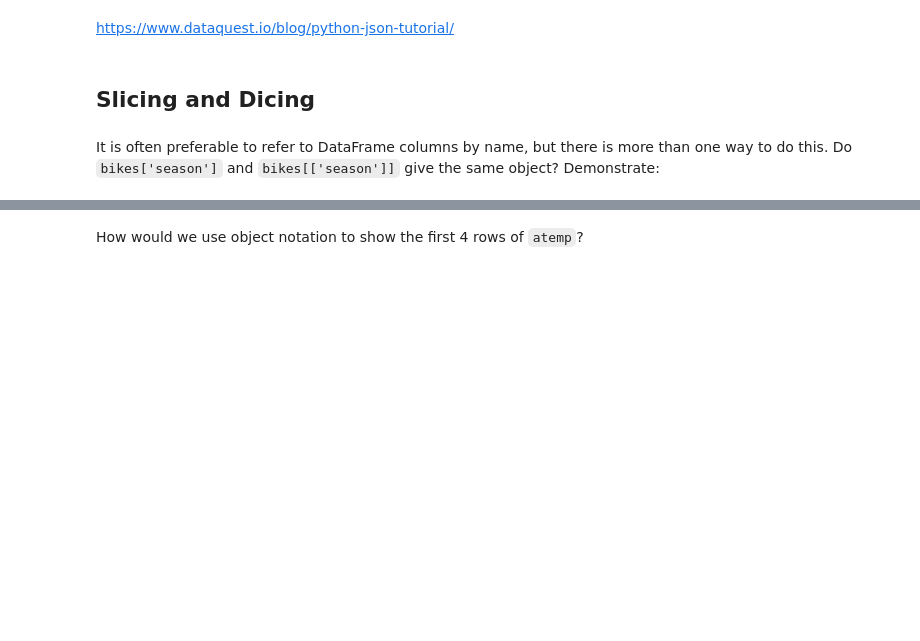
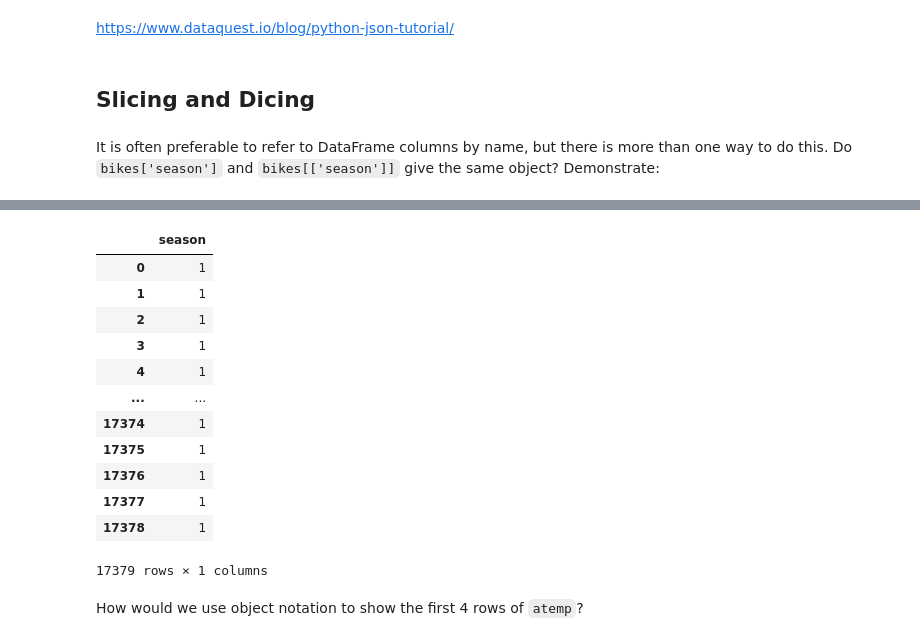
Before and after one commit to Jescolbourne/IOD, a Jupyter notebook: Module2/Lab2/IOD_Lab 2.1.1.ipynb, the cells around one changed output, grey strips where cells are left out. Drawn from its saved outputs; the diff is of its cells as text; code cells hidden in the pictures; blank space fills up the shorter version.

```diff
--- a/Module2/Lab2/IOD_Lab 2.1.1.ipynb
+++ b/Module2/Lab2/IOD_Lab 2.1.1.ipynb
@@ -180,0 +255,4 @@ Do `bikes['season']` and `bikes[['season']]` give the same object? Demonstrate:
+# %%
+#ANSWER
+bikes = pd.read_csv('bikeshare.csv - bikeshare.csv', header = 0)
+print(bikes)
@@ -181,3 +292,19 @@ Do `bikes['season']` and `bikes[['season']]` give the same object? Demonstrate:
+# %%
+bikes[['season']]
+# %% [output]
+|  | season |
+| 0 | 1 |
+| 1 | 1 |
+| 2 | 1 |
+| 3 | 1 |
+| 4 | 1 |
+| ... | ... |
+| 17374 | 1 |
+| 17375 | 1 |
+| 17376 | 1 |
+| 17377 | 1 |
+| 17378 | 1 |
+17379 rows × 1 columns
 # %% [markdown]
 How would we use object notation to show the first 4 rows of `atemp`?
 # %%
```
Also changed, not shown: parts of 25 cells of this notebook, 2 other files.
